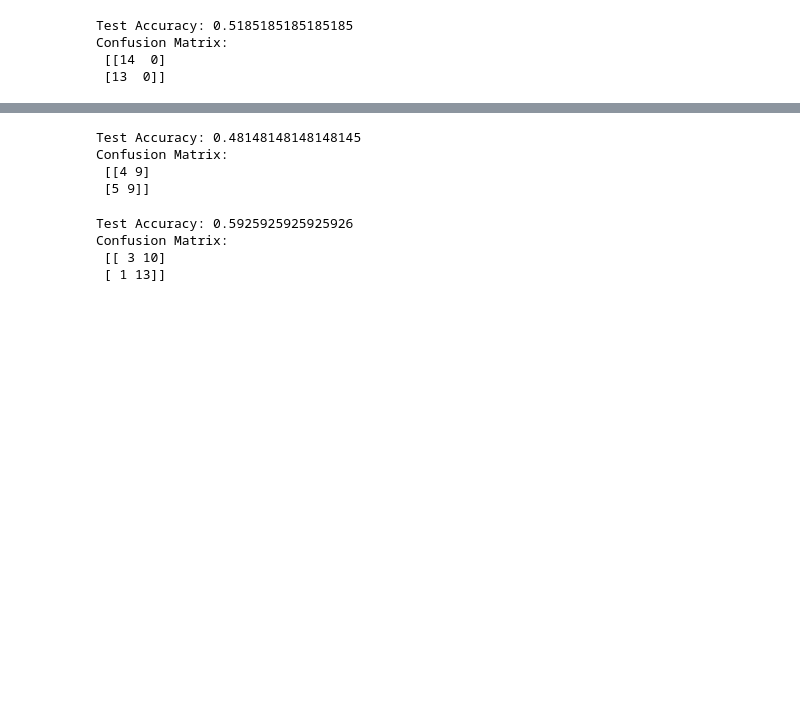
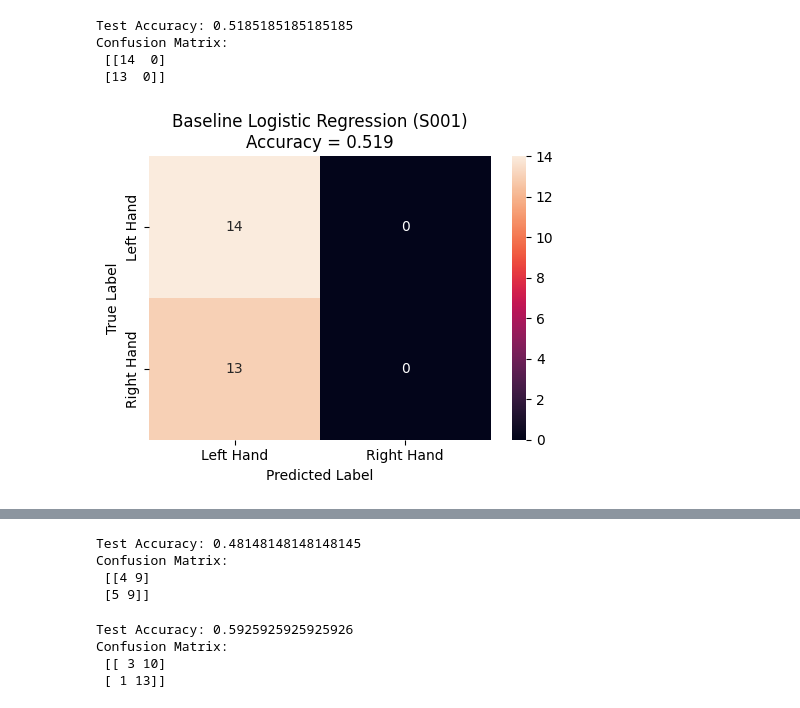
Before and after one commit to KeanuVentura/MotorClassifier, a Jupyter notebook: notebook.ipynb, the cells around one changed output, grey strips where cells are left out. Cells and saved outputs as stored; diff of their text form; code cells hidden in the pictures; blank space fills up the shorter version.

```diff
--- a/notebook.ipynb
+++ b/notebook.ipynb
@@ -222,6 +198,30 @@ Test Accuracy: 0.5185185185185185
 Confusion Matrix:
  [[14  0]
  [13  0]]
+# %%
+import matplotlib.pyplot as plt
+import seaborn as sns
+from sklearn.metrics import accuracy_score
+
+# compute accuracy
+acc = accuracy_score(y_test, y_pred)
+
+plt.figure(figsize=(5,4))
+
+sns.heatmap(cm,
+            annot=True,
+            fmt="d",
+            xticklabels=["Left Hand", "Right Hand"],
+            yticklabels=["Left Hand", "Right Hand"])
+
+plt.xlabel("Predicted Label")
+plt.ylabel("True Label")
+plt.title(f"Baseline Logistic Regression (S001)\nAccuracy = {acc:.3f}")
+
+plt.tight_layout()
+plt.show()
+# %% [output]
+[figure, added]
 # %%
 # First, pick only the channels we care about
 channels_of_interest = ['C3..', 'C4..']  # make sure these match your raw.ch_names
```
Also changed, not shown: parts of 13 cells of this notebook.
